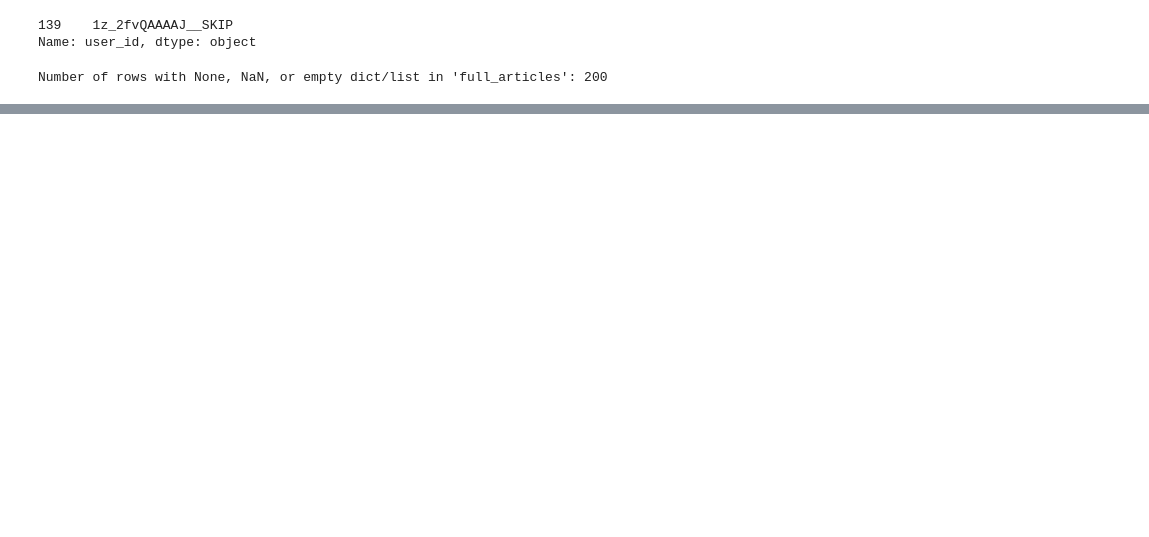
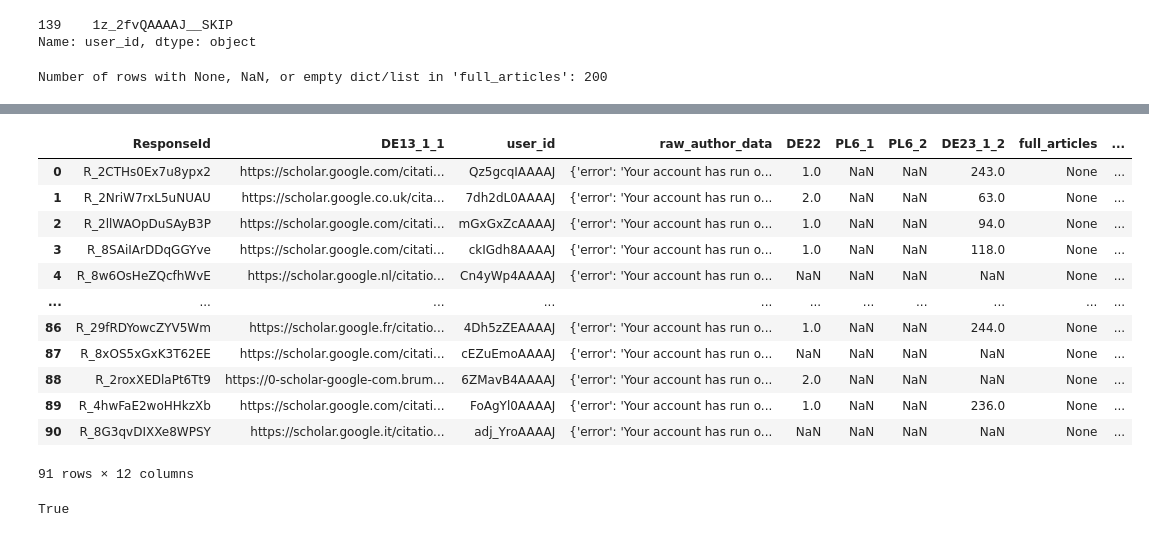
Before and after one commit to Ppandda/parenthood, a Jupyter notebook: parenthood_europe/notebooks/H1/get_data/getting_temporal_data.ipynb, the cells around one changed output, grey strips where cells are left out. Saved outputs shown, nothing was run; the diff lists cells and outputs as text; code cells hidden in the pictures; blank space fills up the shorter version.

```diff
--- a/parenthood_europe/notebooks/H1/get_data/getting_temporal_data.ipynb
+++ b/parenthood_europe/notebooks/H1/get_data/getting_temporal_data.ipynb
@@ -1743,0 +1884,17 @@ Number of rows with None, NaN, or empty dict/list in 'full_articles': 200
+# %%
+scrape_retry = pd.read_json("serpAPI_scrapes/rescrape/rescrape_2/ResponseIds_without_results_SerpAPI_Google_scholar.json", lines=True)
+scrape_retry
+# %% [output]
+|  | ResponseId | DE13_1_1 | user_id | raw_author_data | DE22 | PL6_1 | PL6_2 | DE23_1_2 | full_articles | ... |
+| 0 | R_2CTHs0Ex7u8ypx2 | https://scholar.google.com/citati... | Qz5gcqIAAAAJ | {'error': 'Your account has run o... | 1.0 | NaN | NaN | 243.0 | None | ... |
+| 1 | R_2NriW7rxL5uNUAU | https://scholar.google.co.uk/cita... | 7dh2dL0AAAAJ | {'error': 'Your account has run o... | 2.0 | NaN | NaN | 63.0 | None | ... |
+| 2 | R_2llWAOpDuSAyB3P | https://scholar.google.com/citati... | mGxGxZcAAAAJ | {'error': 'Your account has run o... | 1.0 | NaN | NaN | 94.0 | None | ... |
+| 3 | R_8SAiIArDDqGGYve | https://scholar.google.com/citati... | ckIGdh8AAAAJ | {'error': 'Your account has run o... | 1.0 | NaN | NaN | 118.0 | None | ... |
+| 4 | R_8w6OsHeZQcfhWvE | https://scholar.google.nl/citatio... | Cn4yWp4AAAAJ | {'error': 'Your account has run o... | NaN | NaN | NaN | NaN | None | ... |
+| ... | ... | ... | ... | ... | ... | ... | ... | ... | ... | ... |
+| 86 | R_29fRDYowcZYV5Wm | https://scholar.google.fr/citatio... | 4Dh5zZEAAAAJ | {'error': 'Your account has run o... | 1.0 | NaN | NaN | 244.0 | None | ... |
+| 87 | R_8xOS5xGxK3T62EE | https://scholar.google.com/citati... | cEZuEmoAAAAJ | {'error': 'Your account has run o... | NaN | NaN | NaN | NaN | None | ... |
+| 88 | R_2roxXEDlaPt6Tt9 | https://0-scholar-google-com.brum... | 6ZMavB4AAAAJ | {'error': 'Your account has run o... | 2.0 | NaN | NaN | NaN | None | ... |
+| 89 | R_4hwFaE2woHHkzXb | https://scholar.google.com/citati... | FoAgYl0AAAAJ | {'error': 'Your account has run o... | 1.0 | NaN | NaN | 236.0 | None | ... |
+| 90 | R_8G3qvDIXXe8WPSY | https://scholar.google.it/citatio... | adj_YroAAAAJ | {'error': 'Your account has run o... | NaN | NaN | NaN | NaN | None | ... |
+91 rows × 12 columns
@@ -1743,0 +1921,4 @@ Number of rows with None, NaN, or empty dict/list in 'full_articles': 200
+# %%
+fill_one_row(scrape_retry, api_key, scrape_retry.index[0])
+# %% [output]
+True
```
Also changed, not shown: parts of 42 cells of this notebook, 1 other file.
